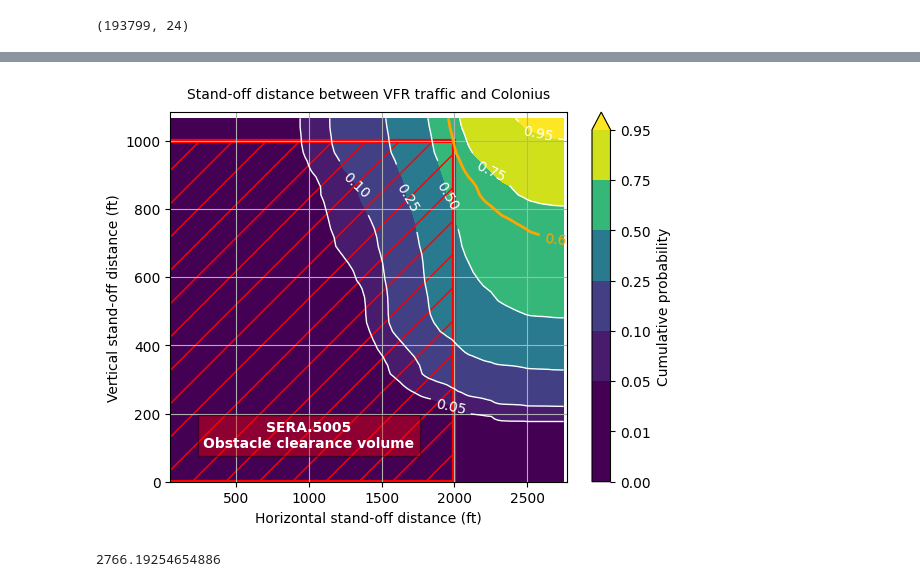
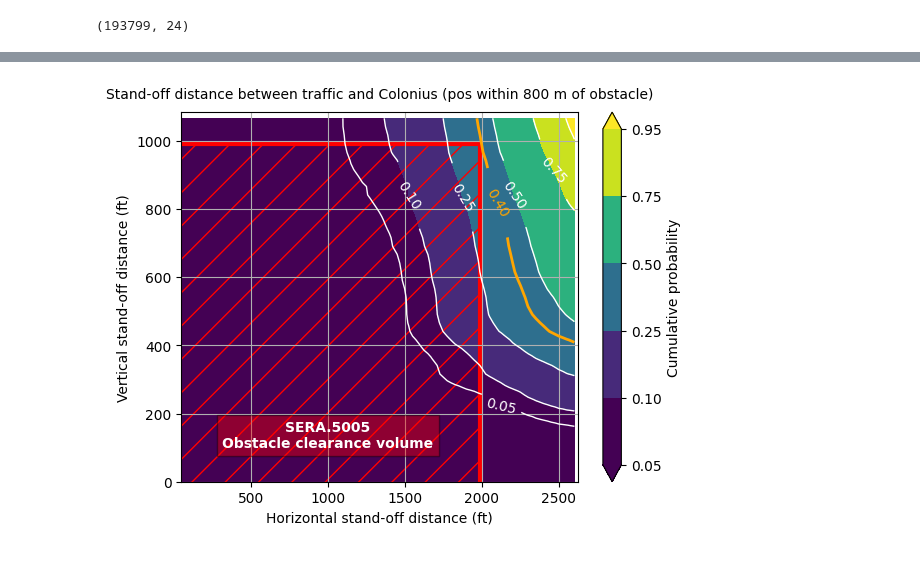
Before and after one commit to DME-3/Low-Alt-Obstacle-Check, a Jupyter notebook: standoff_contour.ipynb, the cells around one changed output, grey strips where cells are left out. Drawn from its saved outputs; the diff is of its cells as text; code cells hidden in the pictures.

```diff
--- a/standoff_contour.ipynb
+++ b/standoff_contour.ipynb
@@ -58,2 +94,2 @@ def bounding_box(lat, lon, half_dist_m=600):
 # %%
-lat_min, lat_max, lon_min, lon_max = bounding_box(obs_lat, obs_lon, 600)
+lat_min, lat_max, lon_min, lon_max = bounding_box(obs_lat, obs_lon, prox_radius_ft * 0.3048)
@@ -93,4 +109,7 @@ def haversine(pt1, pt2):
 # %%
-gdf['lateral_standoff'] = gdf.apply(lambda x: haversine((obs_lat, obs_lon), (x.lat, x.lon)) / 0.3048, axis = 1)
+# Calculate Horizontal and Vertical stand-off distances
+gdf['Hso_ft'] = gdf.apply(lambda x: haversine((obs_lat, obs_lon), (x.lat, x.lon)) / 0.3048, axis = 1)
+gdf['Vso_ft'] = gdf.apply(lambda x: x.geoaltitude/0.3048 - min_alt_ft, axis = 1)
-# %%
-gdf['vertical_standoff'] = gdf.apply(lambda x: x.geoaltitude/0.3048 - min_alt, axis = 1)
+# %%
+# Filter again the position points to retain only those within the proximity radius
+gdf = gdf.loc[(gdf.Hso_ft <= prox_radius_ft)]
@@ -123,8 +125,8 @@ plt.show()
 from matplotlib.colors import ListedColormap
 
 # Assuming the DataFrame is named df with columns hmd_ft and vmd_ft
-maxHso_ft = gdf['lateral_standoff'].max()
-maxVso_ft = gdf['vertical_standoff'].max()
+maxHso_ft = gdf['Hso_ft'].max()
+maxVso_ft = gdf['Vso_ft'].max()
 
 # Calculate bin centers
 edgesX_ft = np.arange(0, maxHso_ft + 25, 25)
@@ -133,7 +135,7 @@ centersX_ft = edgesX_ft[:-1] + np.diff(edgesX_ft) / 2
 centersY_ft = edgesY_ft[:-1] + np.diff(edgesY_ft) / 2
 
 # 2D Histogram
-hist, xedges, yedges = np.histogram2d(gdf['lateral_standoff'], gdf['vertical_standoff'], bins=(centersX_ft, centersY_ft), density=False)
+hist, xedges, yedges = np.histogram2d(gdf['Hso_ft'], gdf['Vso_ft'], bins=(centersX_ft, centersY_ft), density=False)
 
 # Normalize the histogram to create CDF
 cdf = hist.cumsum(axis=0).cumsum(axis=1) / hist.sum()
@@ -144,48 +146,43 @@ Ycenters = yedges[:-1] + np.diff(yedges) / 2
 
 # Plot CDF contour
 fig, ax = plt.subplots()
-c_levels = [0, 0.01, 0.05, 0.1, 0.25, 0.5, 0.75, 0.95]
-c2_levels = [0.05, 0.1, 0.25, 0.5, 0.75, 0.95]
+c_levels = [0.05, 0.1, 0.25, 0.5, 0.75, 0.95]
 c_map = ListedColormap(plt.get_cmap('viridis')(np.linspace(0, 1, 20+len(c_levels))))
-CS = ax.contourf(Xcenters, Ycenters, cdf.T, levels=c_levels, cmap=c_map, extend='max')
+CS = ax.contourf(Xcenters, Ycenters, cdf.T, levels=c_levels, cmap=c_map, extend='both')
 cbar = fig.colorbar(CS, ticks=c_levels, boundaries=np.linspace(0, 1, len(c_levels) + 1))
 cbar.ax.set_ylabel('Cumulative probability')
 
 # Add contour lines with labels
-CS_lines = ax.contour(Xcenters, Ycenters, cdf.T, levels=c2_levels, colors='white', linewidths=1)
+CS_lines = ax.contour(Xcenters, Ycenters, cdf.T, levels=c_levels, colors='white', linewidths=1)
 ax.clabel(CS_lines, inline=True, fontsize=10, colors='white', fmt='%.2f')
 
 ## Add the contour line with a 0.5 probability and set its color
 # Find the bins within the rectangle
-x_bins_in_rectangle = np.where((xedges[:-1] >= 0) & (xedges[:-1] <= limit_H))[0]
-y_bins_in_rectangle = np.where((yedges[:-1] >= 0) & (yedges[:-1] <= limit_V))[0]
+x_bins_in_rectangle = np.where((xedges[:-1] >= 0) & (xedges[:-1] <= limit_H_ft))[0]
+y_bins_in_rectangle = np.where((yedges[:-1] >= 0) & (yedges[:-1] <= limit_V_ft))[0]
 # Sum the counts in the bins within the rectangle and normalize by the total number of points
 rectangle_count = hist[np.ix_(x_bins_in_rectangle, y_bins_in_rectangle)].sum()
 probability_in_rectangle = rectangle_count / hist.sum()
 # Add the contour line
 CS_05_line = ax.contour(Xcenters, Ycenters, cdf.T, levels=[probability_in_rectangle], colors='orange', linewidths=2)
 ax.clabel(CS_05_line, inline=True, fontsize=10, colors='orange', fmt='%.2f')
 
 # Axes labels and grid
 ax.set_xlabel('Horizontal stand-off distance (ft)')
 ax.set_ylabel('Vertical stand-off distance (ft)')
 ax.grid(True)
 ax.set_xlim(50, maxHso_ft)
 ax.set_ylim(0, maxVso_ft)
 
-rectangle = plt.Rectangle((0, 0), limit_H, limit_V, linewidth=3, edgecolor='red', facecolor='none', hatch='/', label = 'Stay well-clear volume (SERA.5005)')
+rectangle = plt.Rectangle((-10, -10), limit_H_ft, limit_V_ft, linewidth=3, edgecolor='red', facecolor='none', hatch='/', label = 'Stay well-clear volume (SERA.5005)')
 ax.add_patch(rectangle)
 plt.text(1000, 100,'SERA.5005\nObstacle clearance volume', color='white', horizontalalignment='center', weight='bold', bbox=dict(facecolor='red', alpha=0.4, edgecolor='black'))
 
-plt.title('Stand-off distance between VFR traffic and Colonius', fontsize=10, pad=10)
+plt.title('Stand-off distance between traffic and Colonius (pos within %s m of obstacle)'%(str(round(prox_radius_ft * 0.3048))), fontsize=10, pad=10)
 
 plt.show()
 # %% [output]
-[figure, old version]
+[figure, new version]
-# %%
-maxHso_ft
-# %% [output]
-2766.19254654886
 # %%
 # Find the bins within the rectangle
 x_bins_in_rectangle = np.where((xedges[:-1] >= 0) & (xedges[:-1] <= 2000))[0]
```
Also changed, not shown: parts of 15 cells of this notebook.
